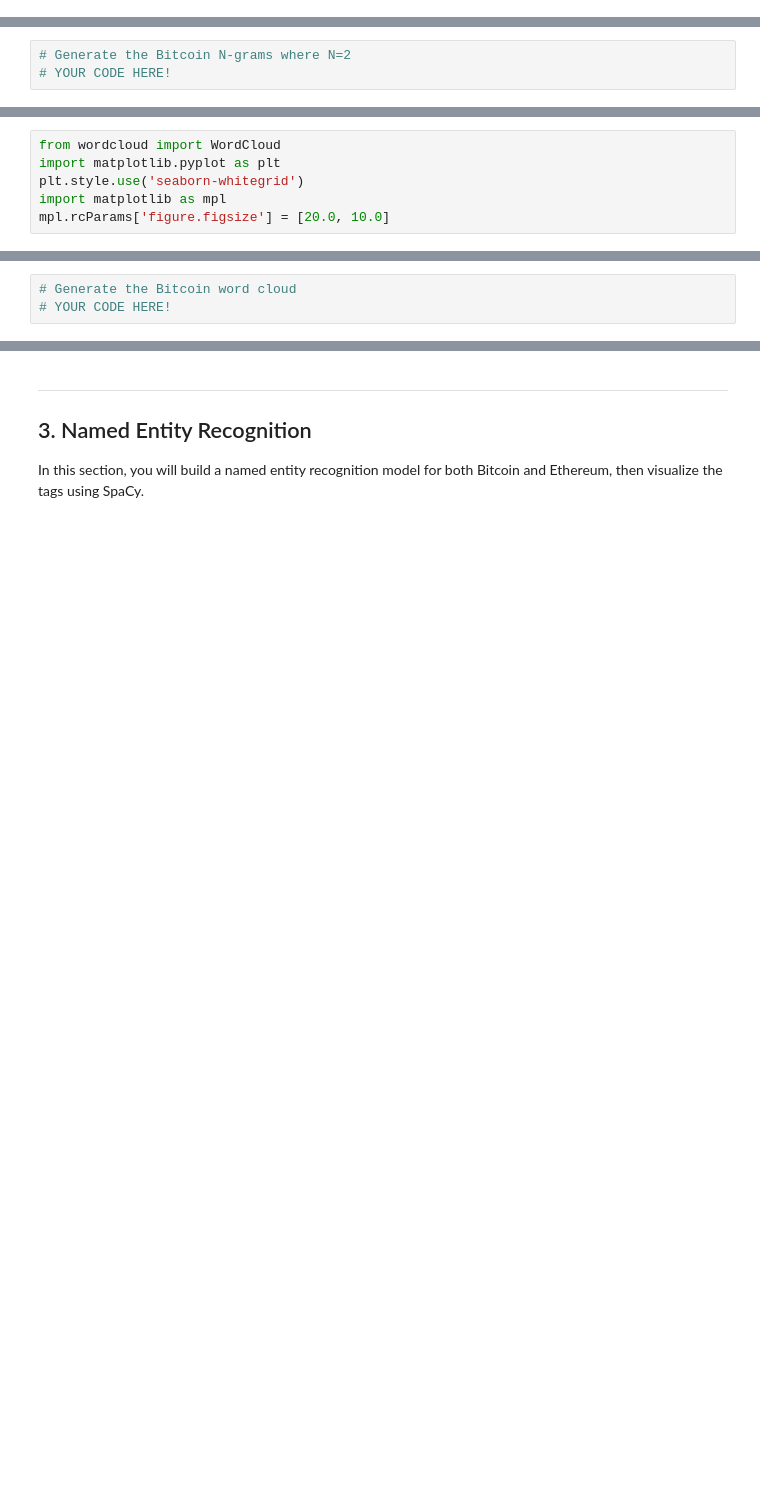
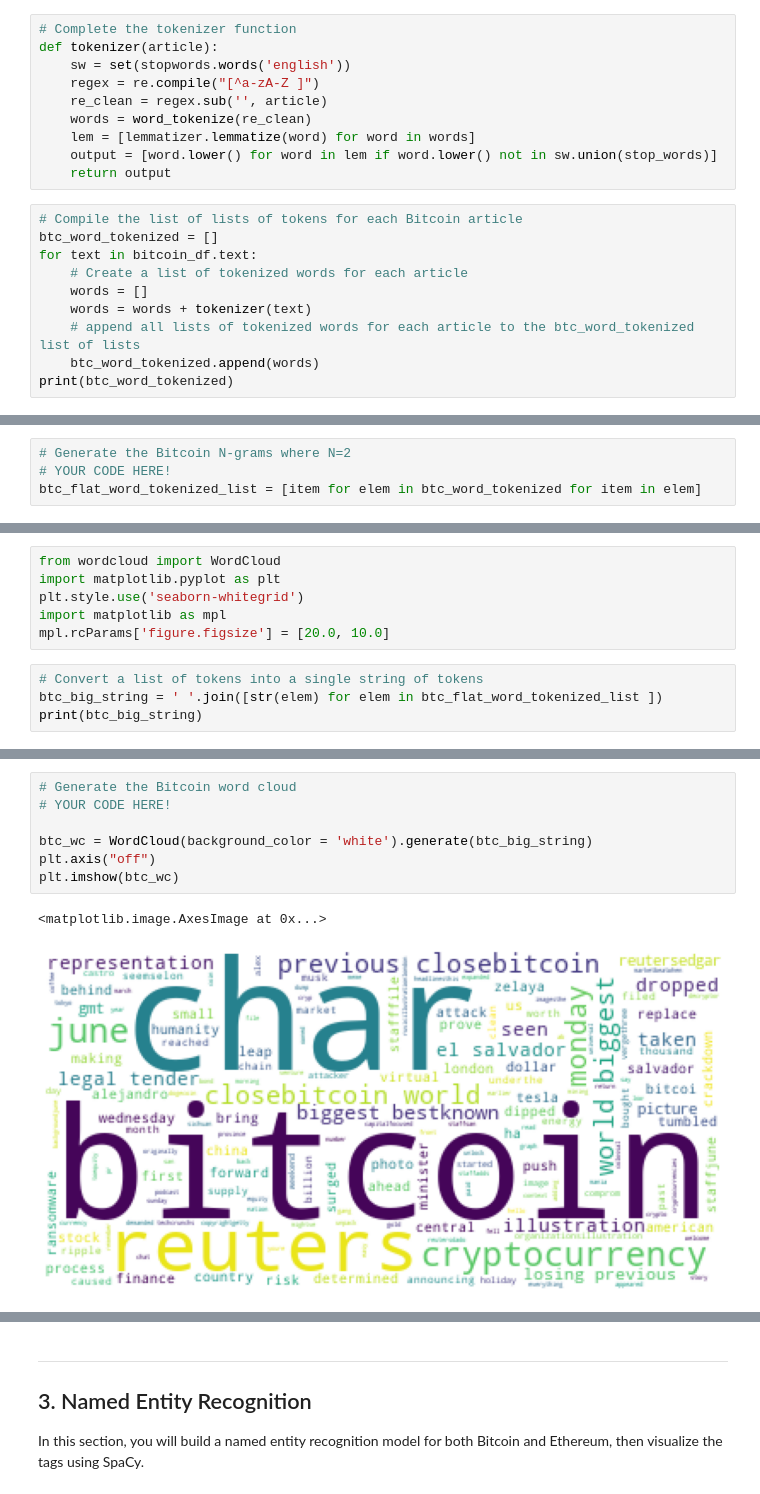
Before and after one commit to jyoung30/NLP, a Jupyter notebook: Starter_Code/crypto_sentiment.ipynb, the cells around one changed output, grey strips where cells are left out. Drawn from its saved outputs; the diff is of its cells as text; blank space fills up the shorter version.

```diff
--- a/Starter_Code/crypto_sentiment.ipynb
+++ b/Starter_Code/crypto_sentiment.ipynb
@@ -113,0 +223,20 @@ def tokenizer(text):
+# %%
+# Complete the tokenizer function
+def tokenizer(article):
+    sw = set(stopwords.words('english'))
+    regex = re.compile("[^a-zA-Z ]")
+    re_clean = regex.sub('', article)
+    words = word_tokenize(re_clean)
+    lem = [lemmatizer.lemmatize(word) for word in words]
+    output = [word.lower() for word in lem if word.lower() not in sw.union(stop_words)]
+    return output
+# %%
+# Compile the list of lists of tokens for each Bitcoin article
+btc_word_tokenized = []
+for text in bitcoin_df.text:
+    # Create a list of tokenized words for each article
+    words = []
+    words = words + tokenizer(text)
+    # append all lists of tokenized words for each article to the btc_word_tokenized list of lists
+    btc_word_tokenized.append(words)
+print(btc_word_tokenized)
@@ -132,3 +293,4 @@ from nltk import ngrams
 # %%
 # Generate the Bitcoin N-grams where N=2
 # YOUR CODE HERE!
+btc_flat_word_tokenized_list = [item for elem in btc_word_tokenized for item in elem]
@@ -158,3 +383,7 @@ import matplotlib.pyplot as plt
 plt.style.use('seaborn-whitegrid')
 import matplotlib as mpl
 mpl.rcParams['figure.figsize'] = [20.0, 10.0]
+# %%
+# Convert a list of tokens into a single string of tokens
+btc_big_string = ' '.join([str(elem) for elem in btc_flat_word_tokenized_list ])
+print(btc_big_string)
@@ -161,3 +395,10 @@ mpl.rcParams['figure.figsize'] = [20.0, 10.0]
 # %%
 # Generate the Bitcoin word cloud
 # YOUR CODE HERE!
+
+btc_wc = WordCloud(background_color = 'white').generate(btc_big_string)
+plt.axis("off")
+plt.imshow(btc_wc)
+# %% [output]
+<matplotlib.image.AxesImage at 0x...>
+[figure, added]
```
Also changed, not shown: parts of 44 cells of this notebook, 1 other file.
